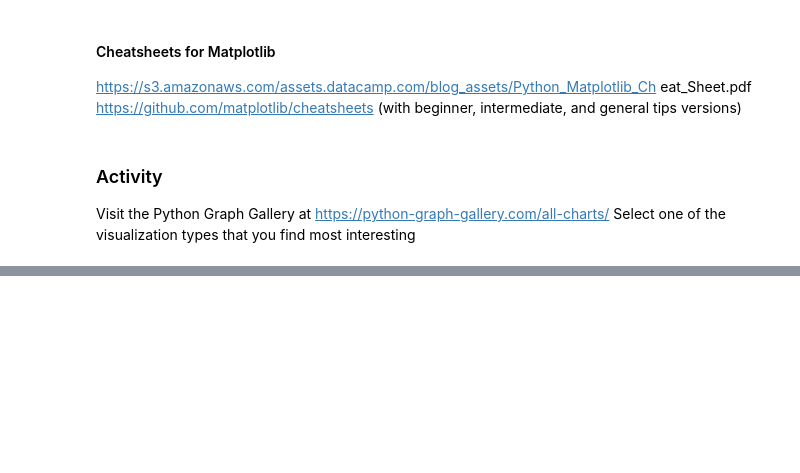
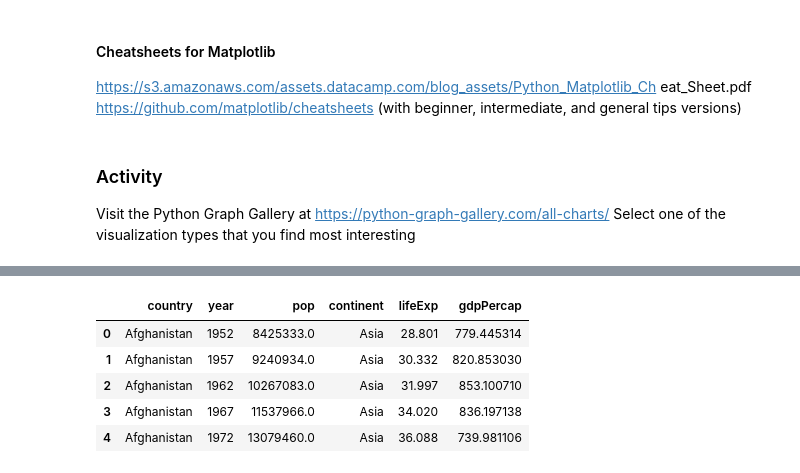
Before and after one commit to dhamijap/visualization, a Jupyter notebook: 02_activities/assignments/participation/assignment-1.ipynb, the cells around one changed output, grey strips where cells are left out. Saved outputs shown, nothing was run; the diff lists cells and outputs as text; code cells hidden in the pictures; blank space fills up the shorter version.

```diff
--- a/02_activities/assignments/participation/assignment-1.ipynb
+++ b/02_activities/assignments/participation/assignment-1.ipynb
@@ -243,0 +327,16 @@ visualizations. Does your visualization of choice succeed in each area?
+# %%
+import matplotlib.pyplot as plt
+from matplotlib.animation import FuncAnimation
+import pandas as pd
+import numpy as np
+
+data = pd.read_csv('https://raw.githubusercontent.com/holtzy/The-Python-Graph-Gallery/master/static/data/gapminderData.csv')
+data['continent'] = pd.Categorical(data['continent'])
+data.head()
+# %% [output]
+|  | country | year | pop | continent | lifeExp | gdpPercap |
+| 0 | Afghanistan | 1952 | 8425333.0 | Asia | 28.801 | 779.445314 |
+| 1 | Afghanistan | 1957 | 9240934.0 | Asia | 30.332 | 820.853030 |
+| 2 | Afghanistan | 1962 | 10267083.0 | Asia | 31.997 | 853.100710 |
+| 3 | Afghanistan | 1967 | 11537966.0 | Asia | 34.020 | 836.197138 |
+| 4 | Afghanistan | 1972 | 13079460.0 | Asia | 36.088 | 739.981106 |
```
Also changed, not shown: parts of 7 cells of this notebook, 2 other files.
